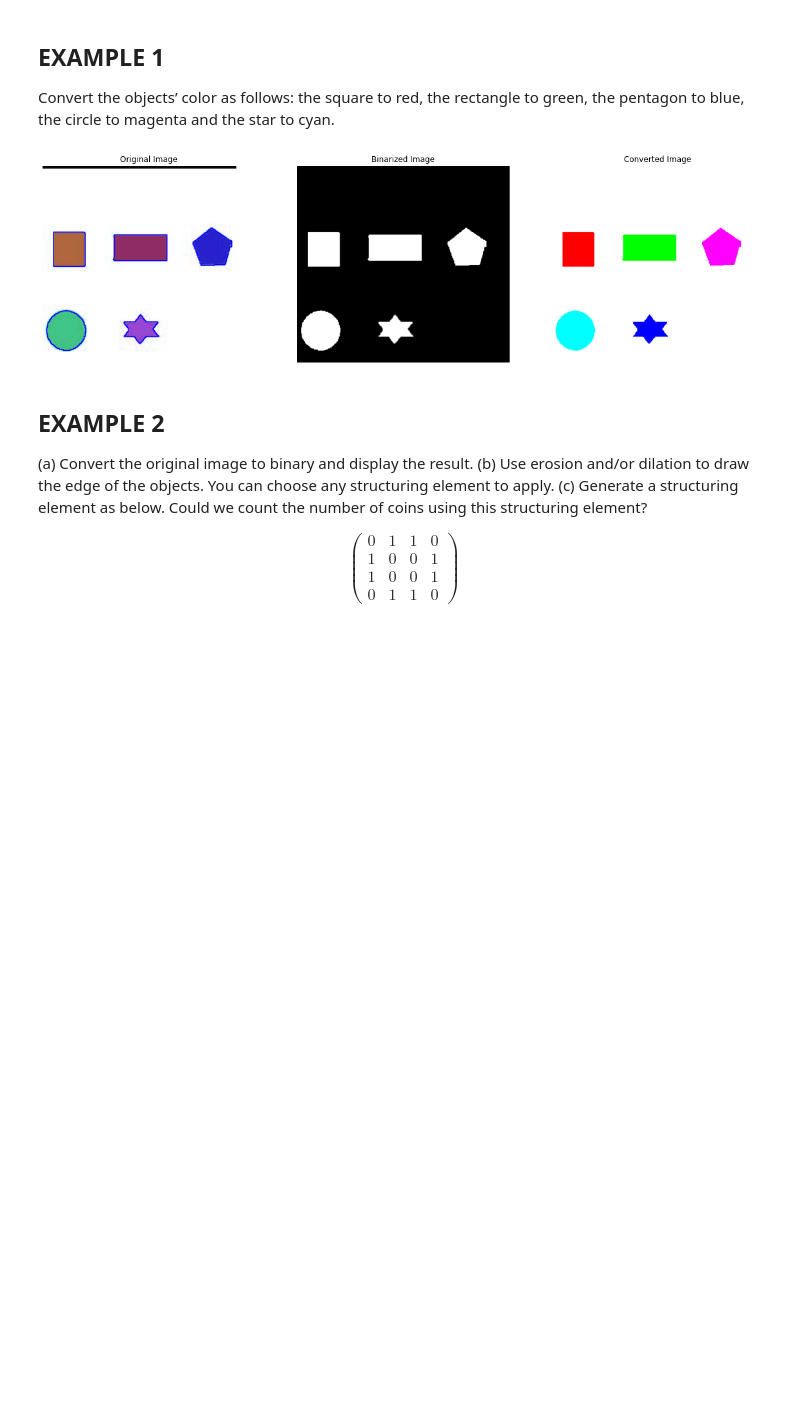
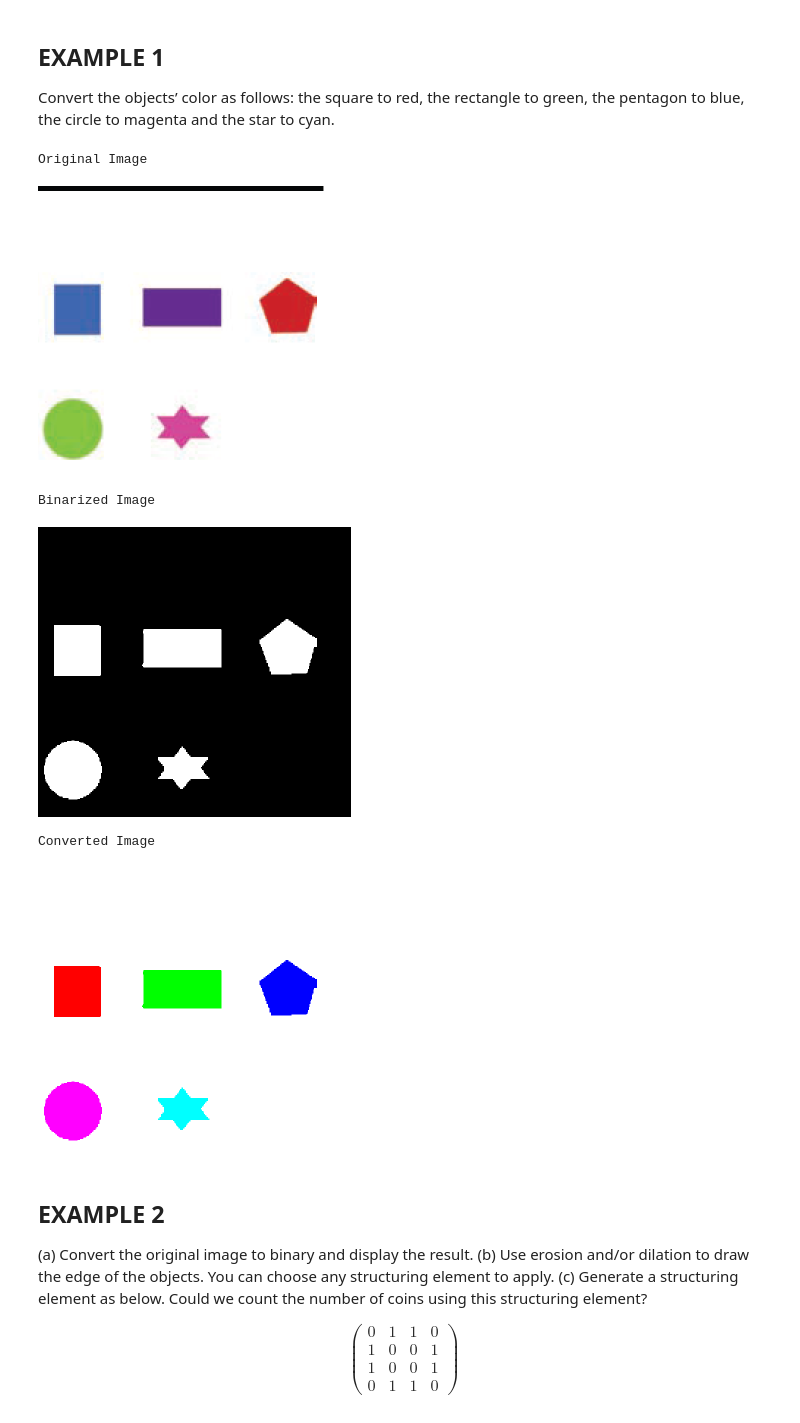
Before and after one commit to khanh22mse23057/Semester2-DIP, a Jupyter notebook: [Digital_Image_and_Video_Processing]_Quiz_02.ipynb, the cells around one changed output. Drawn from its saved outputs; the diff is of its cells as text; code cells hidden in the pictures; blank space fills up the shorter version.

```diff
--- a/[Digital_Image_and_Video_Processing]_Quiz_02.ipynb
+++ b/[Digital_Image_and_Video_Processing]_Quiz_02.ipynb
@@ -54,6 +54,3 @@ def image_infor(image):
 # %%
 !wget -q "https://i.ibb.co/bKTdRWt/shapes.png"
 !wget -q "https://i.ibb.co/TKkSJPK/coins.jpg"
-# %%
-original_image =   cv2.imread('shapes.png', cv2.IMREAD_COLOR)
-cv2_imshow(original_image)
@@ -68,47 +66,57 @@ green, the pentagon to blue, the circle to magenta and the star to cyan.
 # %%
 import cv2
 import numpy as np
 
 # Load image and convert to grayscale
 img = cv2.imread('shapes.png')
 gray_img = cv2.cvtColor(img, cv2.COLOR_BGR2GRAY)
 gray_img[:20,:] = 255
 
 # Binarize image
 level, bw_img = cv2.threshold(gray_img, 0, 255, cv2.THRESH_BINARY_INV+cv2.THRESH_OTSU)
 
 # Convert to color image
 num_labels, labeled_img = cv2.connectedComponents(bw_img)
-colors = np.array([[255, 0, 255], [255, 0, 0], [0, 255, 0], [0, 255, 255], [0, 0, 255]], dtype=np.uint8)
-rgb_label = np.zeros_like(img)
+
+colors = np.array([ [0, 0, 255],[255, 0, 0],  [0, 255, 0], [255, 0, 255], [0, 255, 255]], dtype=np.uint8)
+#[magenta red green blue cyan]
+rgb_label = np.ones_like(img) * 255
+
 for label in range(1, num_labels):
     rgb_label[labeled_img == label] = colors[label-1]
-    rgb_label[labeled_img == 0] = 255
+
 
 # Ignore small objects
 min_poly_size = 2000
 bg = labeled_img > 0
 regs, _ = cv2.findContours(bg.astype(np.uint8), cv2.RETR_EXTERNAL, cv2.CHAIN_APPROX_NONE)
 regs = [reg for reg in regs if cv2.contourArea(reg) >= min_poly_size]
 
 # Draw contours on original image
 cv2.drawContours(img, regs, -1, (0, 0, 255), 2)
 
 # Show images
-fig, axs = plt.subplots(1, 3, figsize=(20, 10))
-
-axs[0].imshow(img, cmap='gray')
-axs[0].set_title('Original Image')
-axs[0].axis('off')
-axs[1].imshow(bw_img, cmap='gray')
-axs[1].set_title('Binarized Image')
-axs[1].axis('off')
-axs[2].imshow(rgb_label, cmap='gray')
-axs[2].set_title('Converted Image')
-axs[2].axis('off')
-plt.show()
+# fig, axs = plt.subplots(1, 3, figsize=(20, 10))
+# axs[0].imshow(original_image)
+# axs[0].set_title('Original Image')
+# axs[0].axis('off')
+# axs[1].imshow(bw_img)
+# axs[1].set_title('Binarized Image')
+# axs[1].axis('off')
+# axs[2].imshow(rgb_label)
+# axs[2].set_title('Converted Image')
+# axs[2].axis('off')
+# plt.show()
+imshow('Original Image', cv2.resize(original_image, None, fx=0.5, fy=0.5, interpolation=cv2.INTER_LINEAR))
+imshow('Binarized Image', cv2.resize(bw_img, None, fx=0.5, fy=0.5, interpolation=cv2.INTER_LINEAR))
+imshow('Converted Image', cv2.resize(cv2.cvtColor(rgb_label, cv2.COLOR_BGR2RGB) , None, fx=0.5, fy=0.5, interpolation=cv2.INTER_LINEAR))
 # %% [output]
+Original Image
-[figure, old version]
+[figure, new version]
+Binarized Image
+[figure, added]
+Converted Image
+[figure, added]
 # %% [markdown]
 ## EXAMPLE 2
 (a) Convert the original image to binary and display the result.</br>
```
Also changed, not shown: parts of 2 cells of this notebook.
